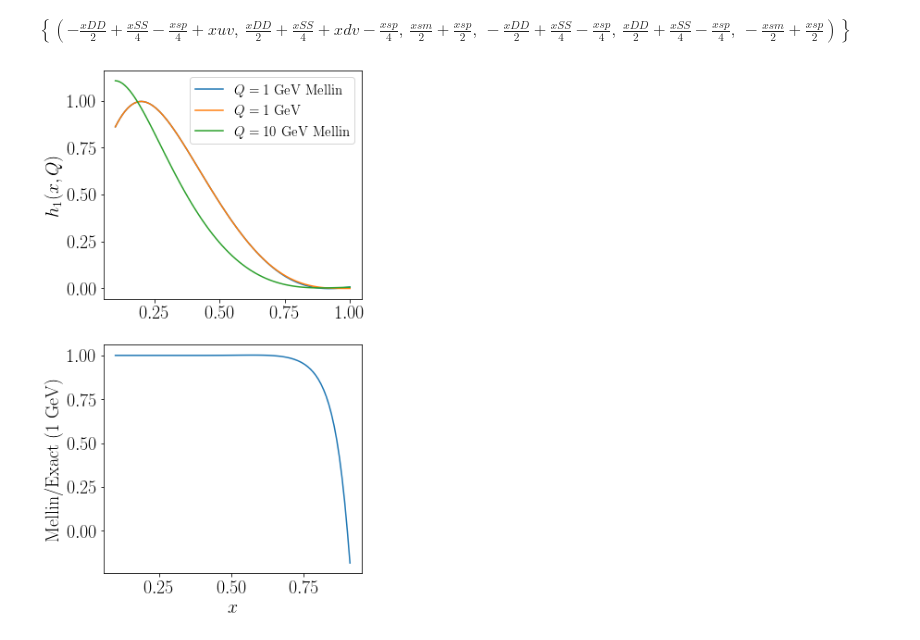
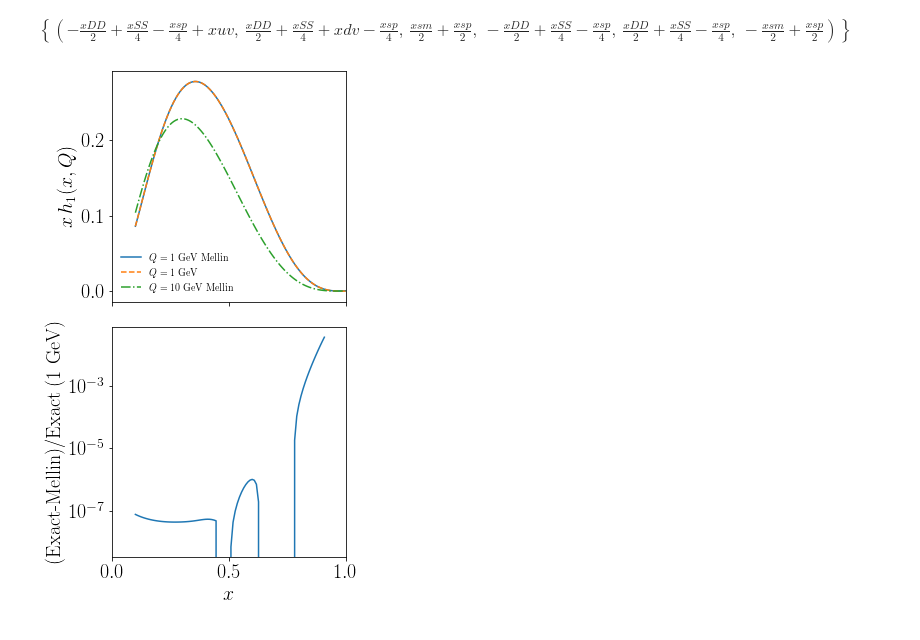
Before and after one commit to UCLA-TMD/Collins-CDKT-2021, a Jupyter notebook: TMDs/test.ipynb, the cells around one changed output. Drawn from its saved outputs; the diff is of its cells as text; code cells hidden in the pictures.

```diff
--- a/TMDs/test.ipynb
+++ b/TMDs/test.ipynb
@@ -644,30 +554,41 @@ def CDKTuuxQ(x,Q):
     phi = 3.*np.pi/4.
     c = 2.
     integrand = lambda z: 1./np.pi*np.imag(np.exp(1j*phi)*x**(-c-z*np.exp(1j*phi))*CDKTuuQ(c+z*np.exp(1j*phi),Q))
-    return quad(integrand,0.,10.,epsabs = 0.,epsrel = 0.05)[0]
+    return quad(integrand,0.,20.,epsabs = 0.,epsrel = 0.05)[0]
+def CDKTddxQ(x,Q):
+    phi = 3.*np.pi/4.
+    c = 2.
+    integrand = lambda z: 1./np.pi*np.imag(np.exp(1j*phi)*x**(-c-z*np.exp(1j*phi))*CDKTddQ(c+z*np.exp(1j*phi),Q))
+    return quad(integrand,0.,20.,epsabs = 0.,epsrel = 0.05)[0]
 # %%
 Q10 = 10.
 x = np.linspace(0.1,1,100)
-T10 = [CDKTuuxQ( xx,Q10) for xx in x]
+T10 = [xx*CDKTuuxQ( xx,Q10) for xx in x]
 Q1 = 1.
-T1  = [CDKTuuxQ( xx,Q1 ) for xx in x]
-T1x = [CDKTuuxQ0(xx    ) for xx in x]
+T1  = [xx*CDKTuuxQ( xx,Q1 ) for xx in x]
+T1x = [xx*CDKTuuxQ0(xx    ) for xx in x]
 # %%
-fig = py.figure(figsize = (5,10))
+fig = py.figure(figsize = (5,8))
 ax = py.subplot(211)
-ax.plot(x,T1 ,label = r"\rm $Q = 1$ GeV Mellin")
-ax.plot(x,T1x,label = r"\rm $Q = 1$ GeV")
-ax.plot(x,T10,label = r"\rm $Q = 10$ GeV Mellin")
-ax.legend(fontsize = 15)
-ax.set_ylabel(r"\rm $h_1(x,Q)$")
+ax.plot(x,T1 ,ls = "-" ,label = r"\rm $Q = 1$ GeV Mellin")
+ax.plot(x,T1x,ls = "--",label = r"\rm $Q = 1$ GeV")
+ax.plot(x,T10,ls = "-.",label = r"\rm $Q = 10$ GeV Mellin")
+ax.legend(fontsize = 10,frameon = False)
+ax.set_ylabel(r"\rm $x\,h_1(x,Q)$")
+ax.set_xticklabels([])
+ax.set_xlim(0,1)
 ratio = []
 for i in range(len(T1)):
     rat = T1[i]/T1x[i]
-    ratio.append(rat)
+    ratio.append(1.-rat)
 ax = py.subplot(212)
-ax.set_ylabel(r"\rm Mellin/Exact (1 GeV)")
+ax.set_ylabel(r"\rm (Exact-Mellin)/Exact (1 GeV)")
 ax.set_xlabel(r"\rm $x$")
 ax.plot(x[:90],ratio[:90])
+ax.set_xlim(0,1)
+ax.semilogy()
+py.tight_layout()
+py.savefig("Mellin.pdf",bbox_inches = "tight")
 py.show()
 # %% [output]
-[figure, old version]
+[figure, new version]
```
Also changed, not shown: parts of 19 cells of this notebook, 23 other files.
